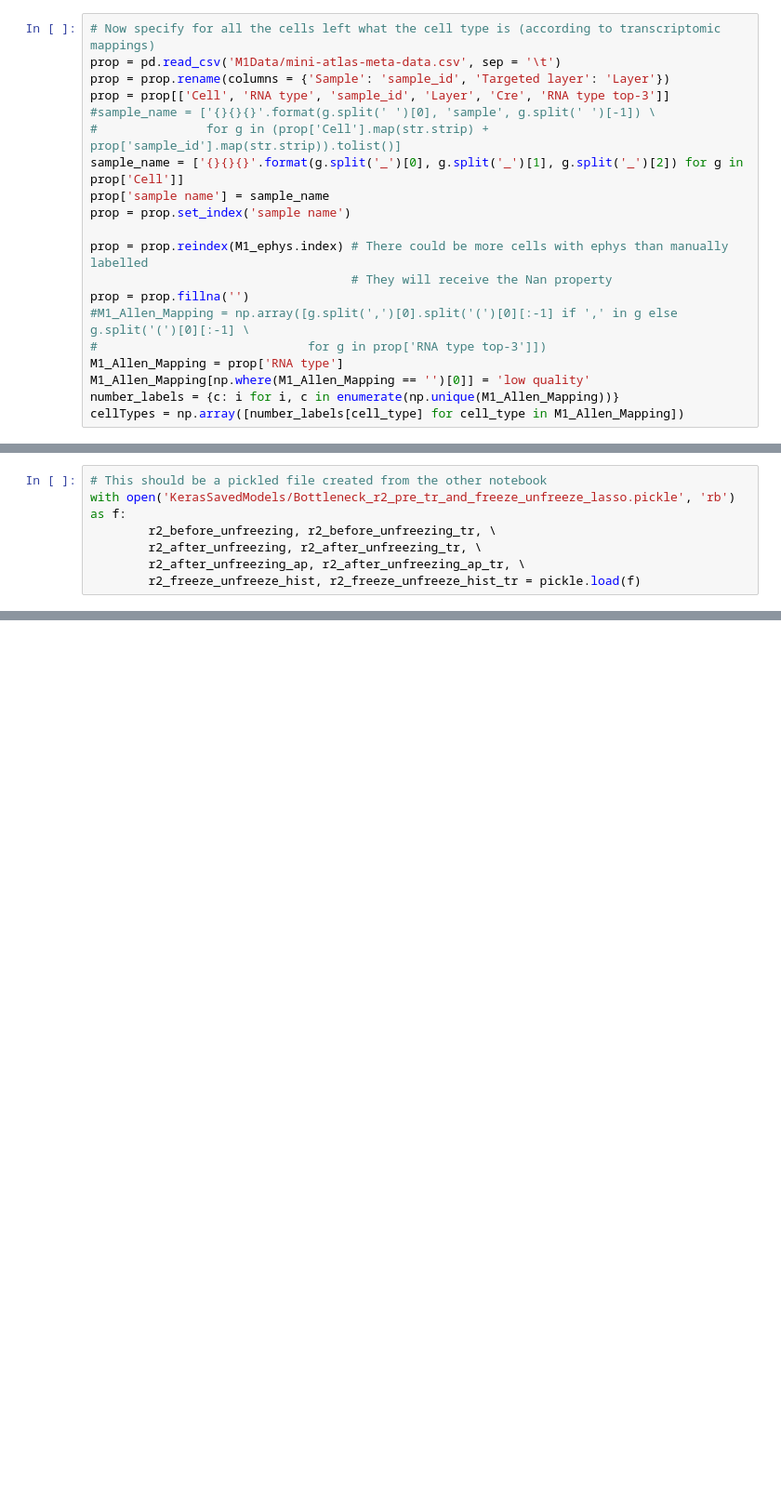
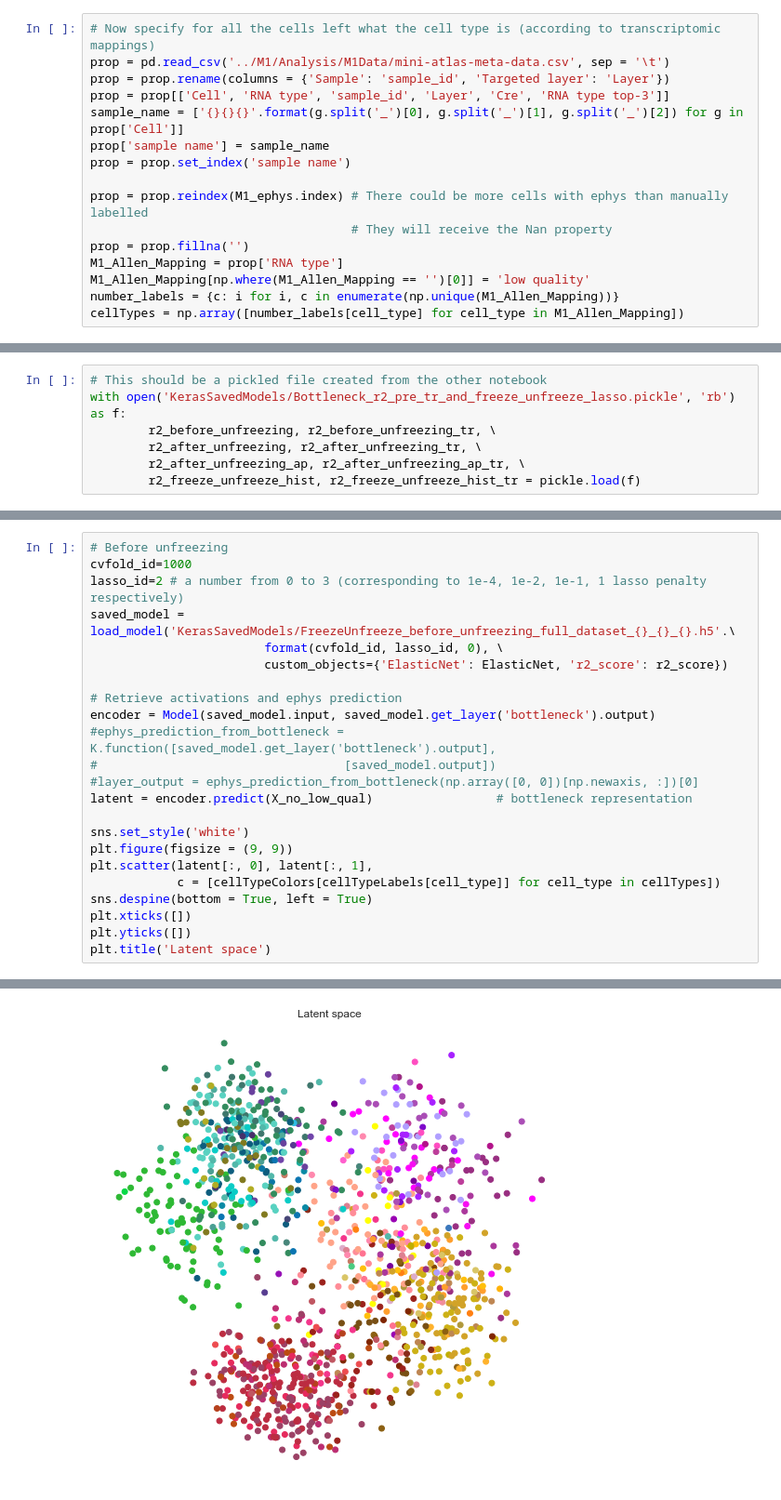
Before and after one commit to berenslab/sBNN, a Jupyter notebook: BottleneckNNLatentVisualization.ipynb, the cells around one changed output, grey strips where cells are left out. Shown at 93% size. Cells and saved outputs as stored; diff of their text form; blank space fills up the shorter version.

```diff
--- a/BottleneckNNLatentVisualization.ipynb
+++ b/BottleneckNNLatentVisualization.ipynb
@@ -32,11 +29,9 @@ rpkm = pd.read_csv('M1Data/gene_counts.csv', index_col='gene')
 geneNames = np.array(list(rpkm.index))
 # %%
 # Now specify for all the cells left what the cell type is (according to transcriptomic mappings)
-prop = pd.read_csv('M1Data/mini-atlas-meta-data.csv', sep = '\t')
+prop = pd.read_csv('../M1/Analysis/M1Data/mini-atlas-meta-data.csv', sep = '\t')
 prop = prop.rename(columns = {'Sample': 'sample_id', 'Targeted layer': 'Layer'})
 prop = prop[['Cell', 'RNA type', 'sample_id', 'Layer', 'Cre', 'RNA type top-3']]
-#sample_name = ['{}{}{}'.format(g.split(' ')[0], 'sample', g.split(' ')[-1]) \
-#               for g in (prop['Cell'].map(str.strip) + prop['sample_id'].map(str.strip)).tolist()]
 sample_name = ['{}{}{}'.format(g.split('_')[0], g.split('_')[1], g.split('_')[2]) for g in prop['Cell']]
 prop['sample name'] = sample_name
 prop = prop.set_index('sample name')
@@ -44,8 +39,6 @@ prop = prop.set_index('sample name')
 prop = prop.reindex(M1_ephys.index) # There could be more cells with ephys than manually labelled
                                     # They will receive the Nan property
 prop = prop.fillna('')
-#M1_Allen_Mapping = np.array([g.split(',')[0].split('(')[0][:-1] if ',' in g else g.split('(')[0][:-1] \
-#                             for g in prop['RNA type top-3']])
 M1_Allen_Mapping = prop['RNA type']
 M1_Allen_Mapping[np.where(M1_Allen_Mapping == '')[0]] = 'low quality'
 number_labels = {c: i for i, c in enumerate(np.unique(M1_Allen_Mapping))}
@@ -1520,0 +836,24 @@ plt.savefig('Bottleneck_latent_space_all_together.pdf', bbox_inches = 'tight',
+# %%
+# Before unfreezing
+cvfold_id=1000
+lasso_id=2 # a number from 0 to 3 (corresponding to 1e-4, 1e-2, 1e-1, 1 lasso penalty respectively)
+saved_model = load_model('KerasSavedModels/FreezeUnfreeze_before_unfreezing_full_dataset_{}_{}_{}.h5'.\
+                        format(cvfold_id, lasso_id, 0), \
+                        custom_objects={'ElasticNet': ElasticNet, 'r2_score': r2_score})
+
+# Retrieve activations and ephys prediction
+encoder = Model(saved_model.input, saved_model.get_layer('bottleneck').output)
+#ephys_prediction_from_bottleneck = K.function([saved_model.get_layer('bottleneck').output],
+#                                  [saved_model.output])
+#layer_output = ephys_prediction_from_bottleneck(np.array([0, 0])[np.newaxis, :])[0]
+latent = encoder.predict(X_no_low_qual)                 # bottleneck representation
+
+sns.set_style('white')
+plt.figure(figsize = (9, 9))
+plt.scatter(latent[:, 0], latent[:, 1],
+            c = [cellTypeColors[cellTypeLabels[cell_type]] for cell_type in cellTypes])
+sns.despine(bottom = True, left = True)
+plt.xticks([])
+plt.yticks([])
+plt.title('Latent space')
+# %% [output]
@@ -1520,0 +861 @@ plt.savefig('Bottleneck_latent_space_all_together.pdf', bbox_inches = 'tight',
+[figure, added]
```
Also changed, not shown: parts of 89 cells of this notebook, 3 other files.
